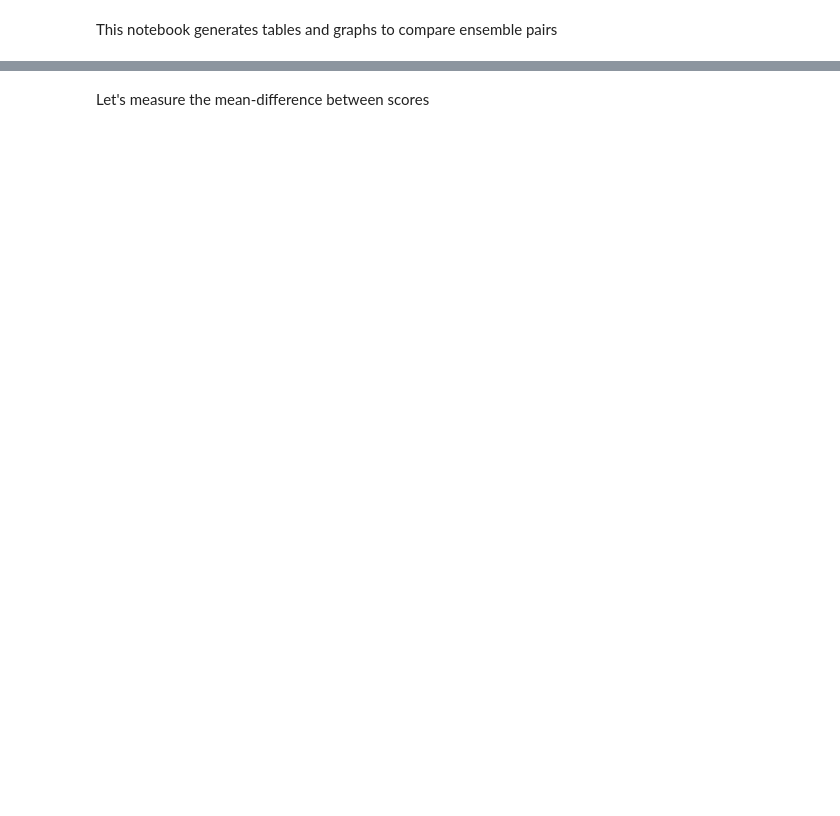
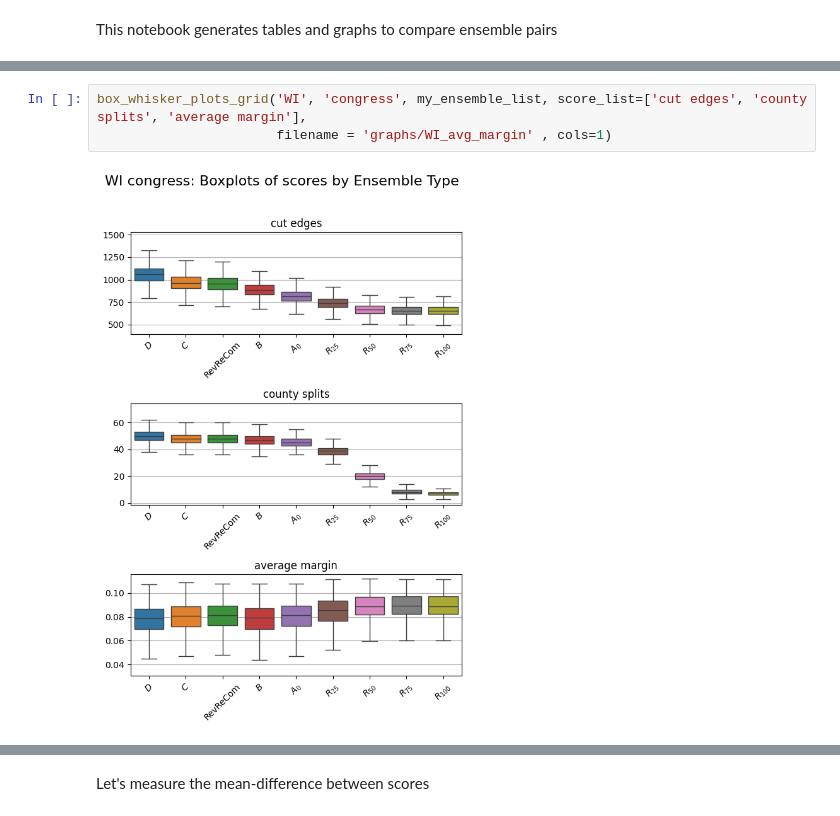
Before and after one commit to KrisTapp/Knobs, a Jupyter notebook: Compare ensembles.ipynb, the cells around one changed output, grey strips where cells are left out. Saved outputs shown, nothing was run; the diff lists cells and outputs as text; blank space fills up the shorter version.

```diff
--- a/Compare ensembles.ipynb
+++ b/Compare ensembles.ipynb
@@ -16,0 +19,5 @@ my_ensemble_list = ['distpair_ust', 'distpair', 'ust', 'base0', 'county25', 'cou
+# %%
+box_whisker_plots_grid('WI', 'congress', my_ensemble_list, score_list=['cut edges', 'county splits', 'average margin'],
+                       filename = 'graphs/WI_avg_margin' , cols=1)
+# %% [output]
+[figure, added]
```
Also changed, not shown: parts of 39 cells of this notebook, 48 other files.
